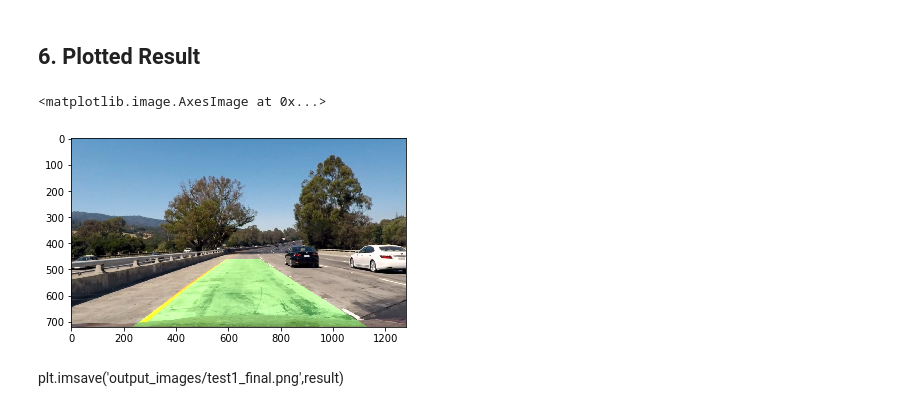
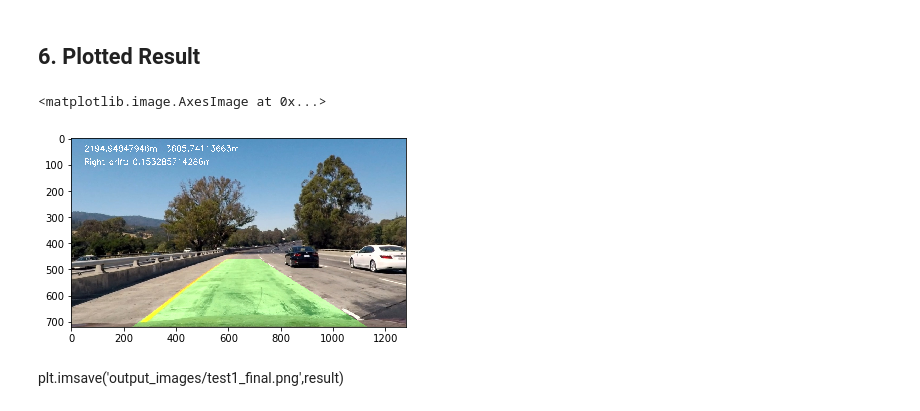
Before and after one commit to jeffDL/CarND-Advanced-Lane-Lines, a Jupyter notebook: Advanced-Lane-Finding.ipynb, the cells around one changed output. Cells and saved outputs as stored; diff of their text form; code cells hidden in the pictures.

Commit message:
Added annotations to video image for drift and curvature

```diff
--- a/Advanced-Lane-Finding.ipynb
+++ b/Advanced-Lane-Finding.ipynb
@@ -340,27 +340,31 @@ drift right:  0.153285714286 m
 # %%
 warp_zero = np.zeros_like(warped).astype(np.uint8)
 color_warp = np.dstack((warp_zero, warp_zero, warp_zero))
 
 # Recast the x and y points into usable format for cv2.fillPoly()
 pts_left = np.array([np.transpose(np.vstack([left_fitx, ploty]))])
 pts_right = np.array([np.flipud(np.transpose(np.vstack([right_fitx, ploty])))])
 pts = np.hstack((pts_left, pts_right))
 
 # Draw the lane onto the warped blank image
 cv2.fillPoly(color_warp, np.int_([pts]), (0,255, 0))
 
 # Get inverse transform
 Minv = cv2.getPerspectiveTransform(dst,src)
 
 
 # Warp the blank back to original image space using inverse perspective matrix (Minv)
 newwarp = cv2.warpPerspective(color_warp, Minv, img_size, flags=cv2.INTER_LINEAR)
 # Combine the result with the original image
 result = cv2.addWeighted(test1, 1, newwarp, 0.3, 0)
+result = cv2.putText(result, str(left_curverad)+'m  '+str(right_curverad)+'m',(50,50), cv2.FONT_HERSHEY_SIMPLEX, 1,(255,255,255),2)
+result = cv2.putText(result, 'Right drift: '+str(drift)+'m',(50,100), cv2.FONT_HERSHEY_SIMPLEX, 1,(255,255,255),2)
+
+
 plt.imshow(result)
 # %% [output]
 <matplotlib.image.AxesImage at 0x...>
-[figure, old version]
+[figure, new version]
 # %% [markdown]
 plt.imsave('output_images/test1_final.png',result)
 # %% [markdown]
```
Also changed, not shown: parts of 3 cells of this notebook.
